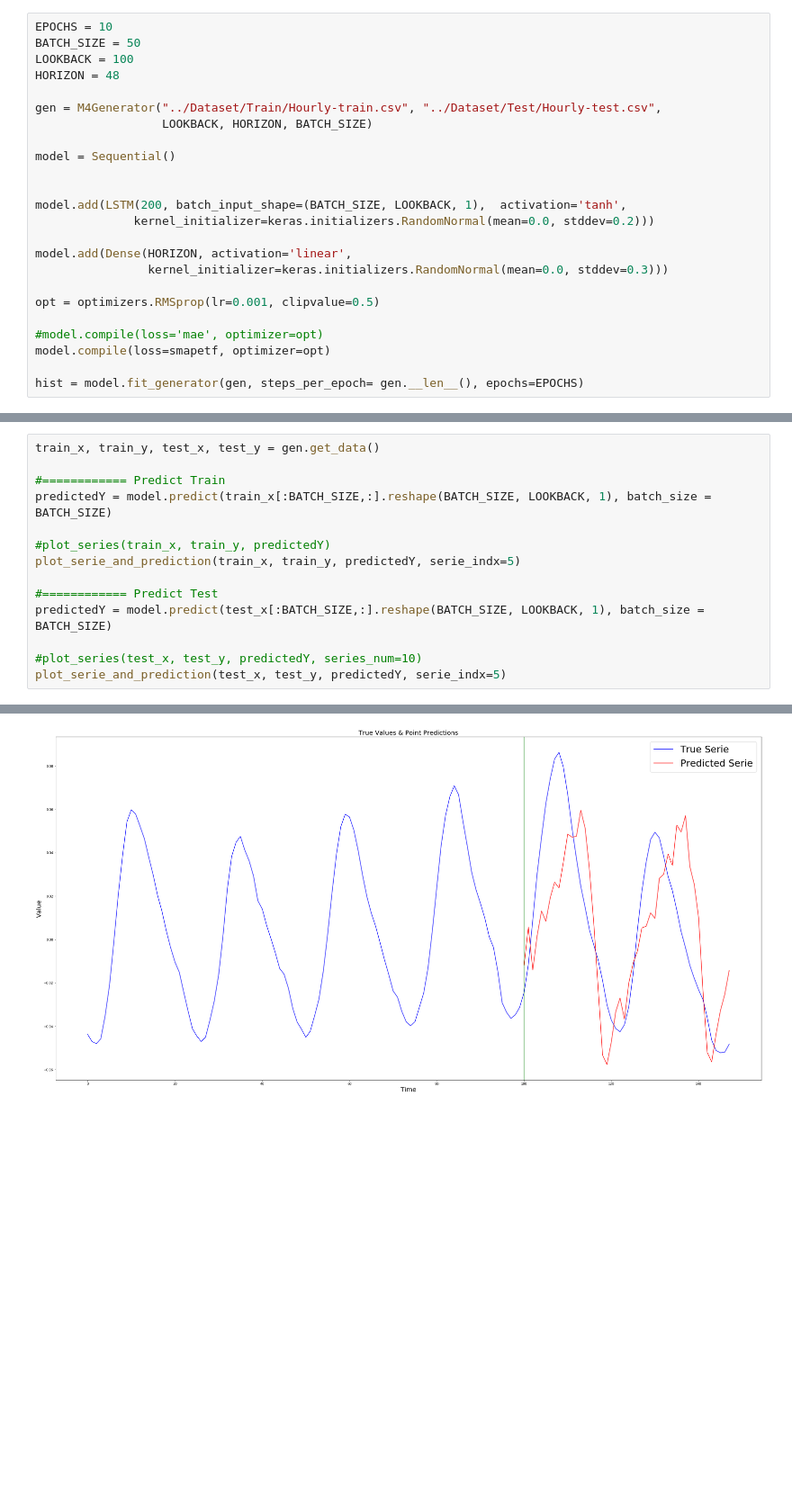
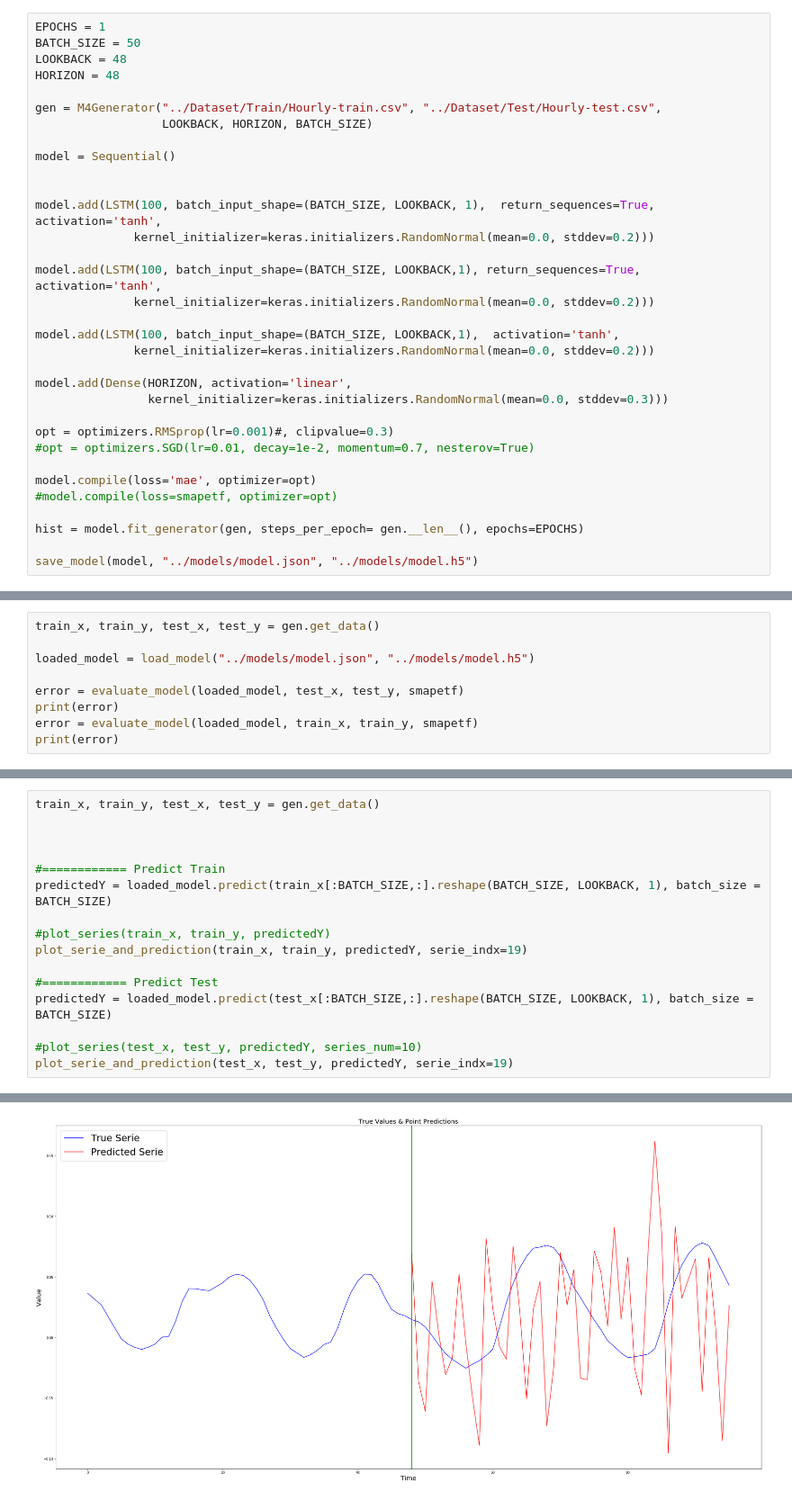
Before and after one commit to yamen23ali/m4-lstm, a Jupyter notebook: notebooks/Point_predection_mae.ipynb, the cells around one changed output, grey strips where cells are left out. Shown at 90% size. Drawn from its saved outputs; the diff is of its cells as text; blank space fills up the shorter version.

Commit message:
save,load and evaluate model

```diff
--- a/notebooks/Point_predection_mae.ipynb
+++ b/notebooks/Point_predection_mae.ipynb
@@ -21,9 +24,9 @@ import tensorflow as tf
 # %% [output]
 Using TensorFlow backend.
 # %%
-EPOCHS = 10
+EPOCHS = 1
 BATCH_SIZE = 50
-LOOKBACK = 100
+LOOKBACK = 48
 HORIZON = 48
 
 gen = M4Generator("../Dataset/Train/Hourly-train.csv", "../Dataset/Test/Hourly-test.csv",
@@ -32,16 +35,25 @@ gen = M4Generator("../Dataset/Train/Hourly-train.csv", "../Dataset/Test/Hourly-t
 model = Sequential()
 
 
-model.add(LSTM(200, batch_input_shape=(BATCH_SIZE, LOOKBACK, 1),  activation='tanh',
+model.add(LSTM(100, batch_input_shape=(BATCH_SIZE, LOOKBACK, 1),  return_sequences=True, activation='tanh',
+              kernel_initializer=keras.initializers.RandomNormal(mean=0.0, stddev=0.2)))
+
+model.add(LSTM(100, batch_input_shape=(BATCH_SIZE, LOOKBACK,1), return_sequences=True, activation='tanh',
+              kernel_initializer=keras.initializers.RandomNormal(mean=0.0, stddev=0.2)))
+
+model.add(LSTM(100, batch_input_shape=(BATCH_SIZE, LOOKBACK,1),  activation='tanh',
               kernel_initializer=keras.initializers.RandomNormal(mean=0.0, stddev=0.2)))
 
 model.add(Dense(HORIZON, activation='linear',
                 kernel_initializer=keras.initializers.RandomNormal(mean=0.0, stddev=0.3)))
 
-opt = optimizers.RMSprop(lr=0.001, clipvalue=0.5)
+opt = optimizers.RMSprop(lr=0.001)#, clipvalue=0.3)
+#opt = optimizers.SGD(lr=0.01, decay=1e-2, momentum=0.7, nesterov=True)
 
-#model.compile(loss='mae', optimizer=opt)
-model.compile(loss=smapetf, optimizer=opt)
+model.compile(loss='mae', optimizer=opt)
+#model.compile(loss=smapetf, optimizer=opt)
 
 hist = model.fit_generator(gen, steps_per_epoch= gen.__len__(), epochs=EPOCHS)
+
+save_model(model, "../models/model.json", "../models/model.h5")
 # %% [output]
@@ -67,0 +63,9 @@ Epoch 10/10
+# %%
+train_x, train_y, test_x, test_y = gen.get_data()
+
+loaded_model = load_model("../models/model.json", "../models/model.h5")
+
+error = evaluate_model(loaded_model, test_x, test_y, smapetf)
+print(error)
+error = evaluate_model(loaded_model, train_x, train_y, smapetf)
+print(error)
@@ -68,15 +76,17 @@ Epoch 10/10
 # %%
 train_x, train_y, test_x, test_y = gen.get_data()
 
+
+
 #============ Predict Train
-predictedY = model.predict(train_x[:BATCH_SIZE,:].reshape(BATCH_SIZE, LOOKBACK, 1), batch_size = BATCH_SIZE)
+predictedY = loaded_model.predict(train_x[:BATCH_SIZE,:].reshape(BATCH_SIZE, LOOKBACK, 1), batch_size = BATCH_SIZE)
 
 #plot_series(train_x, train_y, predictedY)
-plot_serie_and_prediction(train_x, train_y, predictedY, serie_indx=5)
+plot_serie_and_prediction(train_x, train_y, predictedY, serie_indx=19)
 
 #============ Predict Test
-predictedY = model.predict(test_x[:BATCH_SIZE,:].reshape(BATCH_SIZE, LOOKBACK, 1), batch_size = BATCH_SIZE)
+predictedY = loaded_model.predict(test_x[:BATCH_SIZE,:].reshape(BATCH_SIZE, LOOKBACK, 1), batch_size = BATCH_SIZE)
 
 #plot_series(test_x, test_y, predictedY, series_num=10)
-plot_serie_and_prediction(test_x, test_y, predictedY, serie_indx=5)
+plot_serie_and_prediction(test_x, test_y, predictedY, serie_indx=19)
 # %% [output]
@@ -83 +98 @@ plot_serie_and_prediction(test_x, test_y, predictedY, serie_indx=5)
-[figure, old version]
+[figure, new version]
```
Also changed, not shown: parts of 5 cells of this notebook, 5 other files.
